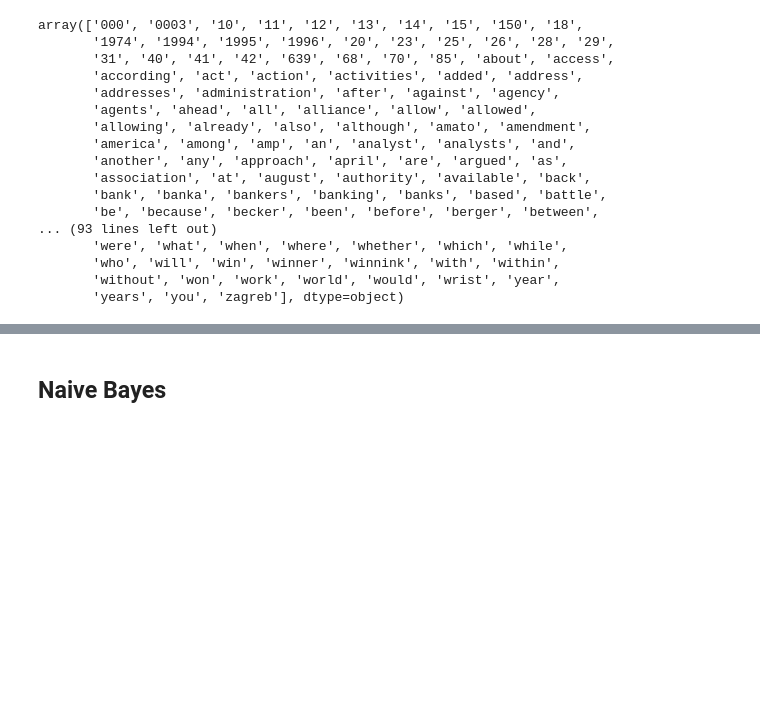
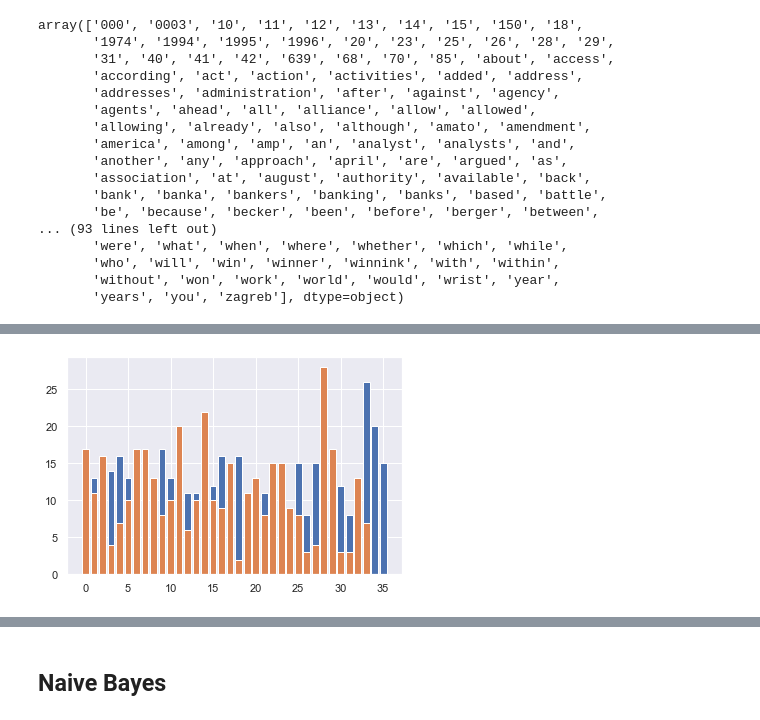
Before and after one commit to EN555/Author-Identification, a Jupyter notebook: Eviatar_models.ipynb, the cells around one changed output, grey strips where cells are left out. Cells and saved outputs as stored; diff of their text form; code cells hidden in the pictures; blank space fills up the shorter version.

```diff
--- a/Eviatar_models.ipynb
+++ b/Eviatar_models.ipynb
@@ -123,0 +240,10 @@ array(['000', '0003', '10', '11', '12', '13', '14', '15', '150', '18',
+# %%
+ss1 =tmp[tmp["label"]==0]["of"]
+ss1.values
+ss2 =tmp[tmp["label"]==1]["of"]
+ss1 = ss1.values
+plt.bar([i for i in range(0, len(ss1))],height = ss1)
+plt.bar([i for i in range(0, len(ss2))],height = ss2)
+plt.show()
+# %% [output]
+[figure, added]
```
Also changed, not shown: parts of 15 cells of this notebook.
